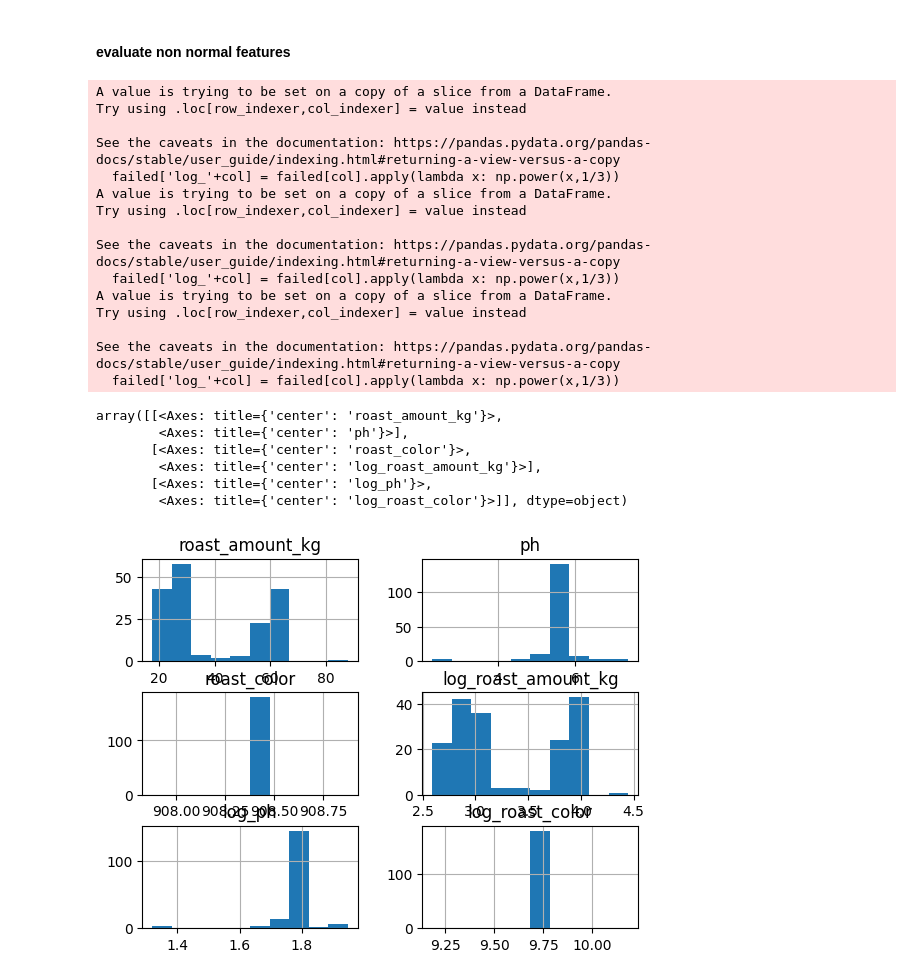
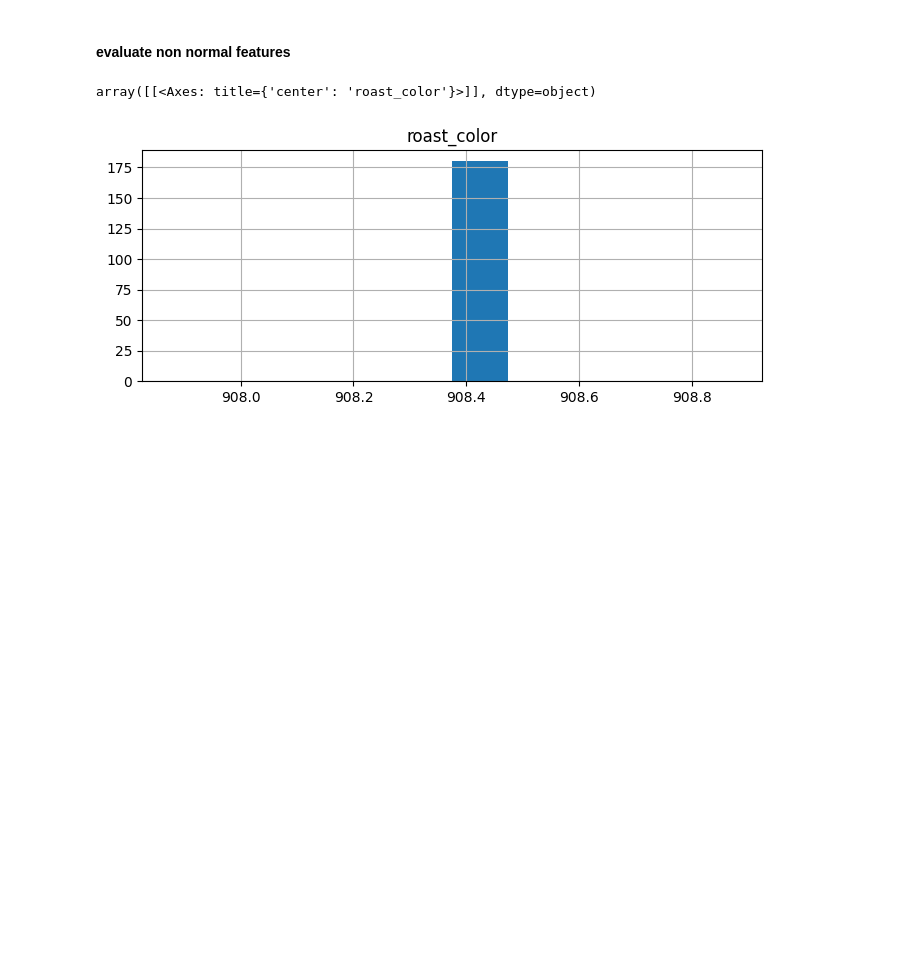
Before and after one commit to canutera/beer-color-prediction, a Jupyter notebook: notebooks/beer_color_prediction.ipynb, the cells around one changed output. Saved outputs shown, nothing was run; the diff lists cells and outputs as text; code cells hidden in the pictures; blank space fills up the shorter version.

```diff
--- a/notebooks/beer_color_prediction.ipynb
+++ b/notebooks/beer_color_prediction.ipynb
@@ -91,8 +94,8 @@ features.describe()
 # %%
 from scipy.stats import shapiro, kstest
 
-shapiro_p_value = [shapiro(df[col].values).pvalue for col in feature_cols]
-kstest_p_value = [kstest(df[col].values, 'norm').pvalue for col in feature_cols]
+shapiro_p_value = [shapiro(df[col].dropna().values).pvalue for col in feature_cols]
+kstest_p_value = [kstest(df[col].dropna().values, 'norm').pvalue for col in feature_cols]
 normality_tests = pd.DataFrame(
     {'columns': feature_cols, 'shapiro_p_value': shapiro_p_value, 'kstest_p_value': kstest_p_value})
 normality_tests['failed'] = normality_tests.apply(lambda row: 'yes' if row['shapiro_p_value'] > 0.05 or row['kstest_p_value'] > 0.05 else 'no', axis=1)
@@ -121,32 +124,10 @@ normality_tests
 # %%
 import numpy as np
 failed = df[normality_tests.query('shapiro_p_value > 0.05 or kstest_p_value > 0.05')['columns'].values]
-for col in failed.columns:
-    failed['log_'+col] = failed[col].apply(lambda x: np.power(x,1/3))
-failed.hist()
+failed.hist(figsize=(8, 3))
 # %% [output]
-A value is trying to be set on a copy of a slice from a DataFrame.
-Try using .loc[row_indexer,col_indexer] = value instead
-
-See the caveats in the documentation: https://pandas.pydata.org/pandas-docs/stable/user_guide/indexing.html#returning-a-view-versus-a-copy
-  failed['log_'+col] = failed[col].apply(lambda x: np.power(x,1/3))
-A value is trying to be set on a copy of a slice from a DataFrame.
-Try using .loc[row_indexer,col_indexer] = value instead
-
-See the caveats in the documentation: https://pandas.pydata.org/pandas-docs/stable/user_guide/indexing.html#returning-a-view-versus-a-copy
-  failed['log_'+col] = failed[col].apply(lambda x: np.power(x,1/3))
-A value is trying to be set on a copy of a slice from a DataFrame.
-Try using .loc[row_indexer,col_indexer] = value instead
-
-See the caveats in the documentation: https://pandas.pydata.org/pandas-docs/stable/user_guide/indexing.html#returning-a-view-versus-a-copy
-  failed['log_'+col] = failed[col].apply(lambda x: np.power(x,1/3))
+array([[<Axes: title={'center': 'roast_color'}>]], dtype=object)
-array([[<Axes: title={'center': 'roast_amount_kg'}>,
-        <Axes: title={'center': 'ph'}>],
-       [<Axes: title={'center': 'roast_color'}>,
-        <Axes: title={'center': 'log_roast_amount_kg'}>],
-       [<Axes: title={'center': 'log_ph'}>,
-        <Axes: title={'center': 'log_roast_color'}>]], dtype=object)
-[figure, old version]
+[figure, new version]
 # %%
 df[[col for col in feature_cols if col not in failed.columns]].hist(figsize=(10,12))
 # %% [output]
```
Also changed, not shown: parts of 9 cells of this notebook.
